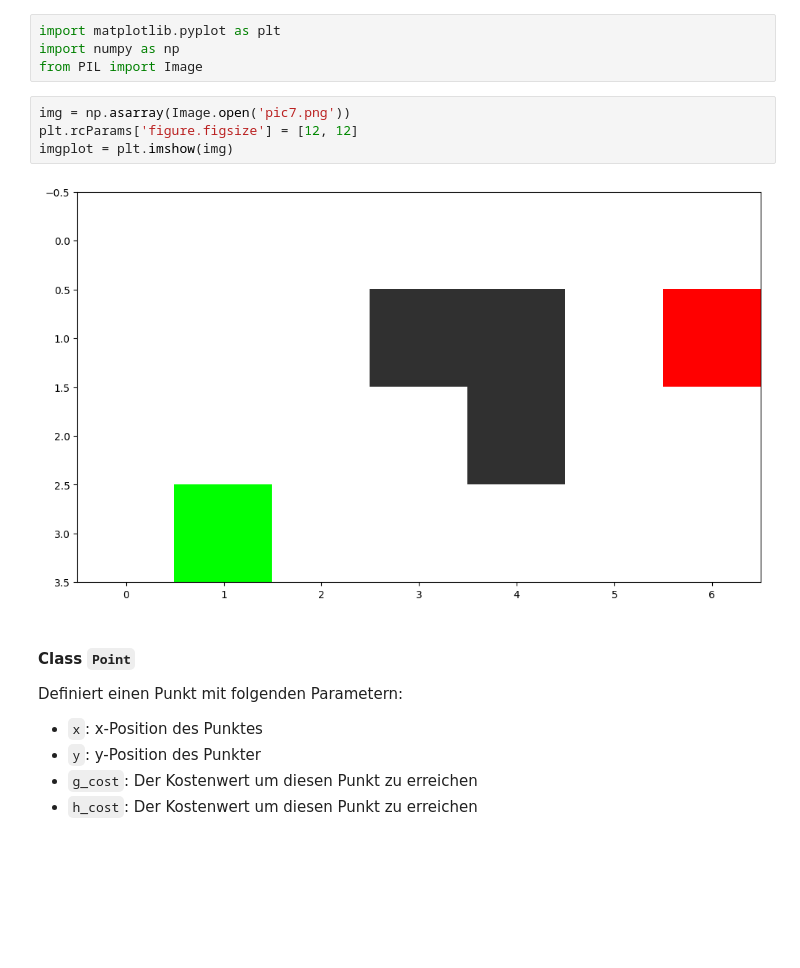
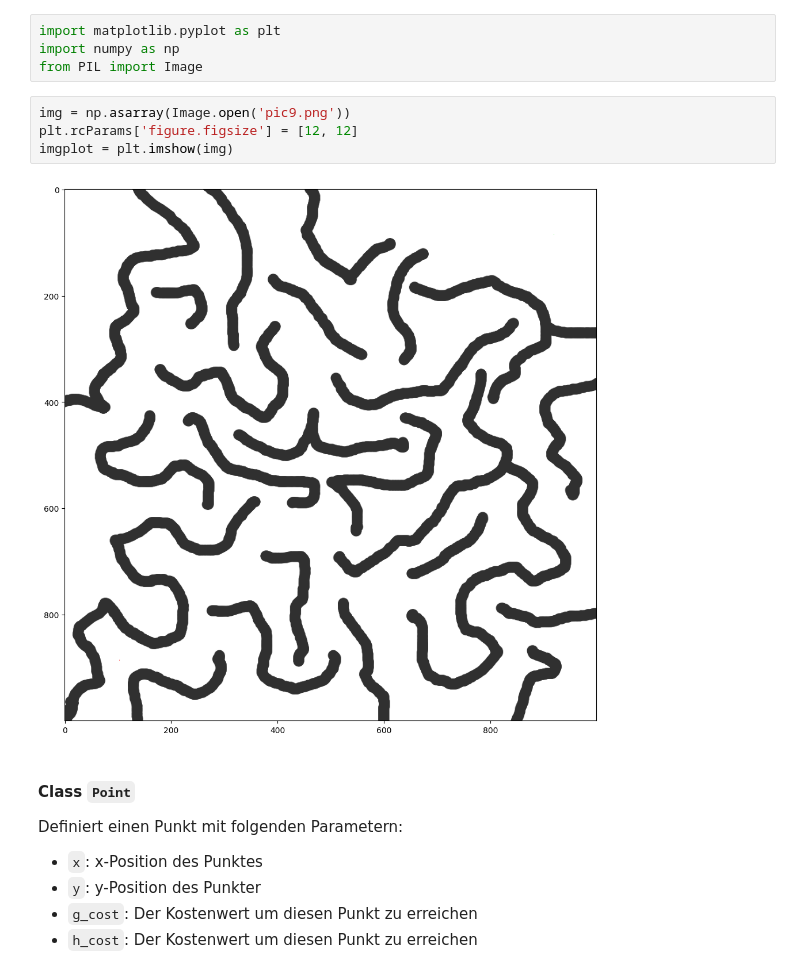
Before and after one commit to lukzimmermann/Algorithms, a Jupyter notebook: SearchBase/SearchBase.ipynb, the cells around one changed output. Drawn from its saved outputs; the diff is of its cells as text; blank space fills up the shorter version.

```diff
--- a/SearchBase/SearchBase.ipynb
+++ b/SearchBase/SearchBase.ipynb
@@ -3,11 +3,11 @@ import matplotlib.pyplot as plt
 import numpy as np
 from PIL import Image
 # %%
-img = np.asarray(Image.open('pic7.png'))
+img = np.asarray(Image.open('pic9.png'))
 plt.rcParams['figure.figsize'] = [12, 12]
 imgplot = plt.imshow(img)
 # %% [output]
-[figure, old version]
+[figure, new version]
 # %% [markdown]
 #### Class `Point`
 Definiert einen Punkt mit folgenden Parametern:
```
Also changed, not shown: parts of 10 cells of this notebook, 2 other files.
